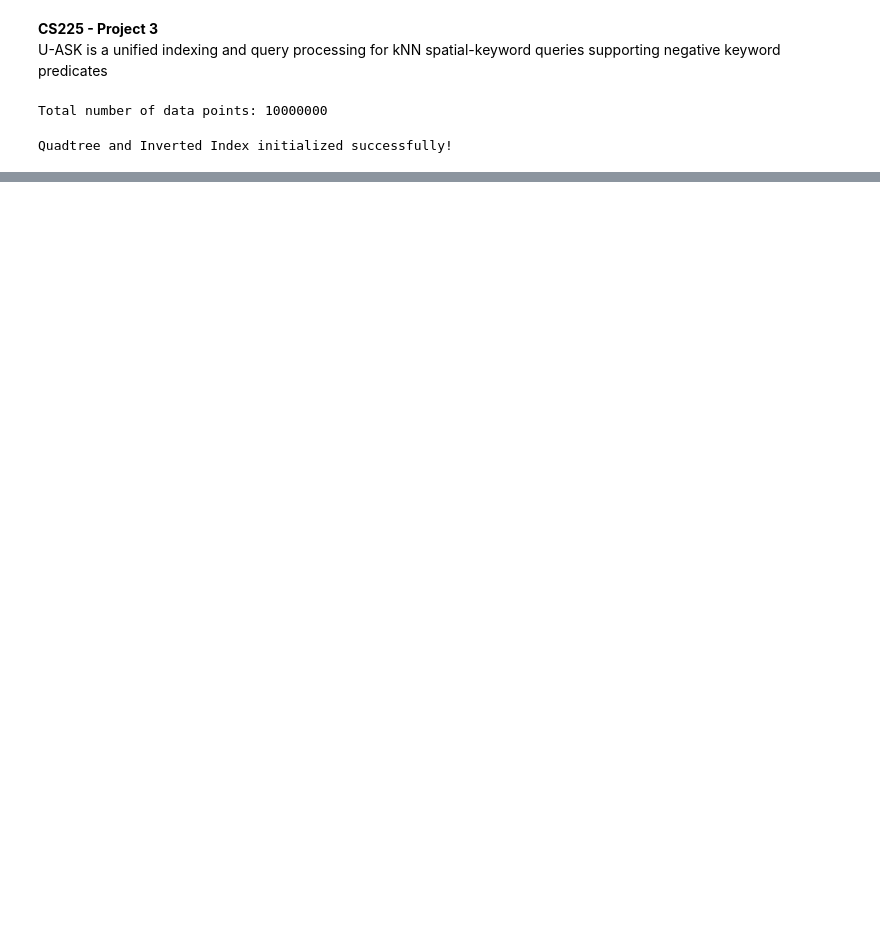
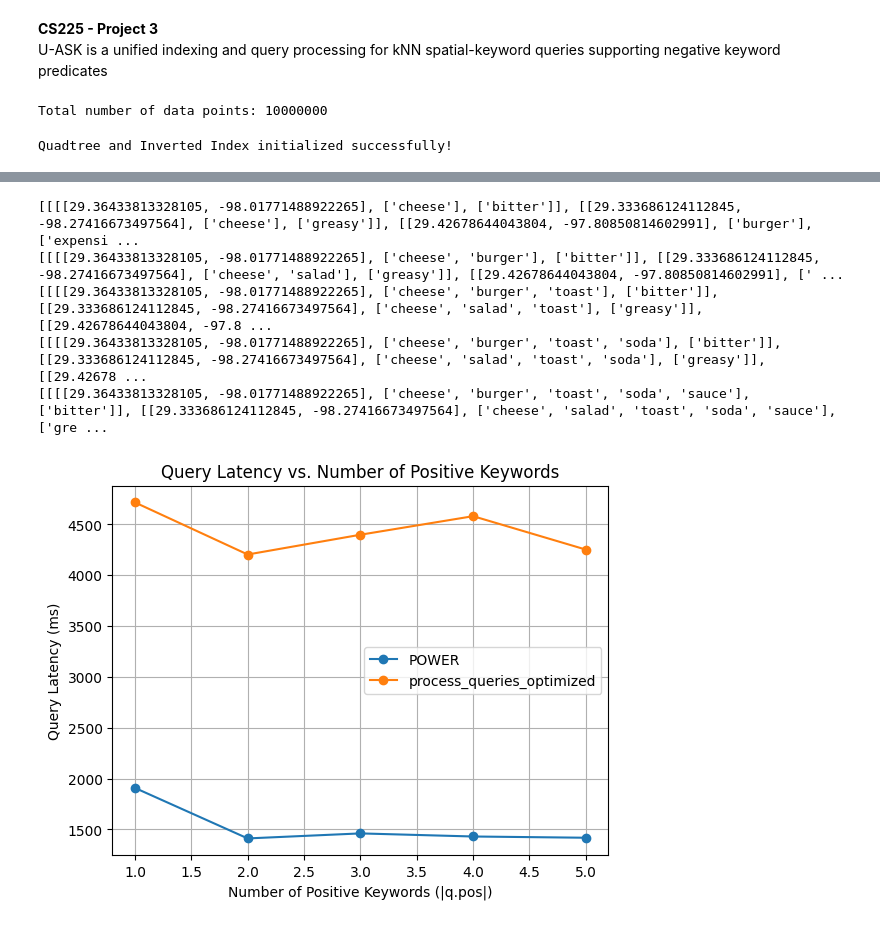
Before and after one commit to Rock3Yu/CS225_SpatialComputation_U-ASK_Group_Project, a Jupyter notebook: U-ASK.ipynb, the cells around one changed output, grey strips where cells are left out. Drawn from its saved outputs; the diff is of its cells as text; code cells hidden in the pictures; blank space fills up the shorter version.

```diff
--- a/U-ASK.ipynb
+++ b/U-ASK.ipynb
@@ -455,0 +426,77 @@ plt.show()
+# %%
+import random
+import time
+import matplotlib.pyplot as plt
+from collections import defaultdict
+
+# Predefined lists of positive and negative keywords
+# positive_keywords = ['pizza', 'burger', 'coffee', 'wine', 'pasta', 'chocolate', 'steak', 'taco', 'sushi', 'vegan']
+# negative_keywords = ['salty', 'sour', 'bitter', 'cheap', 'greasy', 'expensive', 'sweet', 'mild', 'spicy', 'tough']
+
+# # Function to generate a query with a specific number of positive keywords
+# def generate_query(num_pos_keywords):
+#     # Random coordinates within the continental US
+#     lat = random.uniform(24.0, 50.0)
+#     lon = random.uniform(-125.0, -66.0)
+
+#     # Randomly select positive and negative keywords
+#     pos_keywords = random.sample(positive_keywords, num_pos_keywords)
+#     neg_keywords = random.sample(negative_keywords, 1)
+
+#     return ((lat, lon), pos_keywords, neg_keywords)
+
+
+
+
+queries = [[[29.36433813328105, -98.01771488922265], ['cheese'], ['bitter']], [[29.333686124112845, -98.27416673497564], ['cheese'], ['greasy']], [[29.42678644043804, -97.80850814602991], ['burger', ], ['expensive']],[[29.36433813328105, -98.01771488922265], ['cheese', 'burger'], ['bitter']], [[29.333686124112845, -98.27416673497564], ['cheese', 'salad'], ['greasy']],
+[[29.42678644043804, -97.80850814602991], ['burger', 'sushi'], ['expensive']],[[29.36433813328105, -98.01771488922265], ['cheese', 'burger', 'toast'], ['bitter']], [[29.333686124112845, -98.27416673497564], ['cheese', 'salad', 'toast'], ['greasy']],
+[[29.42678644043804, -97.80850814602991], ['burger', 'sushi', 'toast'], ['expensive']],[[29.36433813328105, -98.01771488922265], ['cheese', 'burger', 'toast', 'soda'], ['bitter']], [[29.333686124112845, -98.27416673497564], ['cheese', 'salad', 'toast', 'soda'], ['greasy']], [[29.42678644043804, -97.80850814602991], ['burger', 'sushi', 'toast', 'soda'], ['expensive']],[[29.36433813328105, -98.01771488922265], ['cheese', 'burger', 'toast', 'soda', 'sauce'], ['bitter']], [[29.333686124112845, -98.27416673497564], ['cheese', 'salad','toast', 'soda','sauce'], ['greasy']], [[29.42678644043804, -97.80850814602991], ['burger', 'sushi','toast', 'soda', 'sauce'], ['expensive']]]
+queries_by_pos = {}
+for query in queries:
+    num_pos = len(query[1])
+    if num_pos not in queries_by_pos:
+        queries_by_pos[num_pos] = []
+    queries_by_pos[num_pos].append(query)
+
+
+
+# Measure latency for both POWER and process_queries_optimized
+latency_power_by_pos = defaultdict(list)
+latency_optimized_by_pos = {}
+
+for num_pos, queries in queries_by_pos.items():
+    # Measure latency for POWER
+    latencies = measure_latency_power(quadtree, inverted_index, queries, k=5)
+    for pos, latency in latencies:
+        latency_power_by_pos[pos].append(latency)
+
+    # Measure latency for process_queries_optimized
+    latency = measure_latency_optimized(quadtree, inverted_index, queries, k=5)
+    latency_optimized_by_pos[num_pos] = latency
+
+# Calculate average latency for POWER
+avg_latency_power_by_pos = {}
+for num_pos, latencies in latency_power_by_pos.items():
+    avg_latency_power_by_pos[num_pos] = sum(latencies) / len(latencies)
+
+# Prepare data for plotting
+x = sorted(queries_by_pos.keys())  # |q.pos| values
+y_power = [avg_latency_power_by_pos[num_pos] for num_pos in x]
+y_optimized = [latency_optimized_by_pos[num_pos] for num_pos in x]
+
+# Plot the results
+plt.plot(x, y_power, marker='o', label="POWER")
+plt.plot(x, y_optimized, marker='o', label="process_queries_optimized")
+plt.xlabel("Number of Positive Keywords (|q.pos|)")
+plt.ylabel("Query Latency (ms)")
+plt.title("Query Latency vs. Number of Positive Keywords")
+plt.legend()
+plt.grid(True)
+plt.show()
+# %% [output]
+[[[[29.36433813328105, -98.01771488922265], ['cheese'], ['bitter']], [[29.333686124112845, -98.27416673497564], ['cheese'], ['greasy']], [[29.42678644043804, -97.80850814602991], ['burger'], ['expensi ...
+[[[[29.36433813328105, -98.01771488922265], ['cheese', 'burger'], ['bitter']], [[29.333686124112845, -98.27416673497564], ['cheese', 'salad'], ['greasy']], [[29.42678644043804, -97.80850814602991], [' ...
+[[[[29.36433813328105, -98.01771488922265], ['cheese', 'burger', 'toast'], ['bitter']], [[29.333686124112845, -98.27416673497564], ['cheese', 'salad', 'toast'], ['greasy']], [[29.42678644043804, -97.8 ...
+[[[[29.36433813328105, -98.01771488922265], ['cheese', 'burger', 'toast', 'soda'], ['bitter']], [[29.333686124112845, -98.27416673497564], ['cheese', 'salad', 'toast', 'soda'], ['greasy']], [[29.42678 ...
+[[[[29.36433813328105, -98.01771488922265], ['cheese', 'burger', 'toast', 'soda', 'sauce'], ['bitter']], [[29.333686124112845, -98.27416673497564], ['cheese', 'salad', 'toast', 'soda', 'sauce'], ['gre ...
+[figure, added]
```
Also changed, not shown: parts of 9 cells of this notebook.
